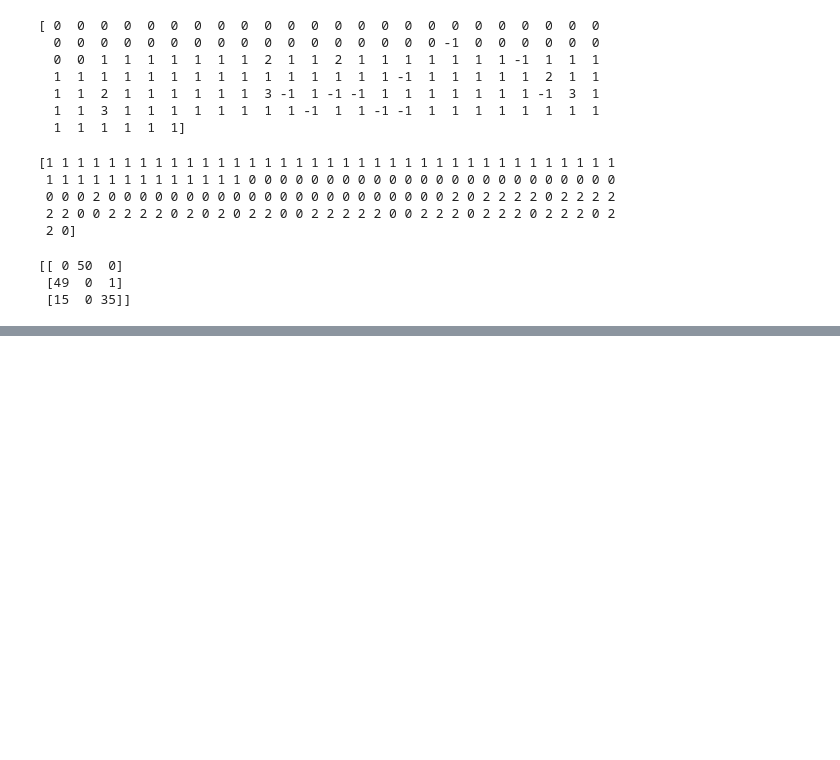
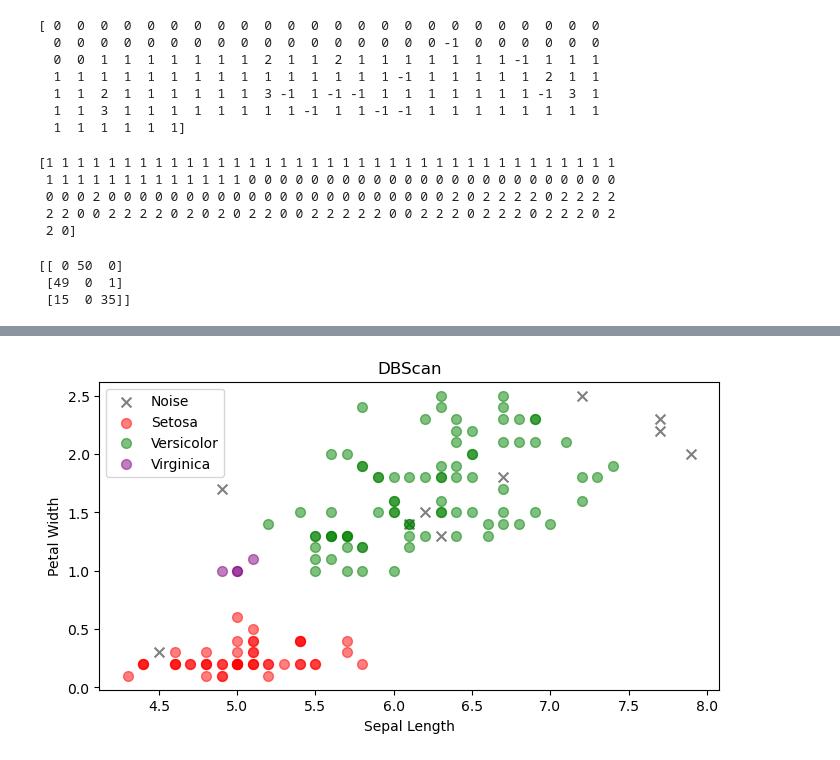
Before and after one commit to CaioFML/IA_studies, a Jupyter notebook: formacao_completa_inteligencia_artificial_e_machine_learning/section_3/clusters_kmeans.ipynb, the cells around one changed output, grey strips where cells are left out. Drawn from its saved outputs; the diff is of its cells as text; code cells hidden in the pictures; blank space fills up the shorter version.

```diff
--- a/formacao_completa_inteligencia_artificial_e_machine_learning/section_3/clusters_kmeans.ipynb
+++ b/formacao_completa_inteligencia_artificial_e_machine_learning/section_3/clusters_kmeans.ipynb
@@ -84,0 +103,4 @@ print(result)
+# %%
+plot_clusters(iris.data, dbscan_labels, 'DBScan')
+# %% [output]
+[figure, added]
```
Also changed, not shown: parts of 4 cells of this notebook.
